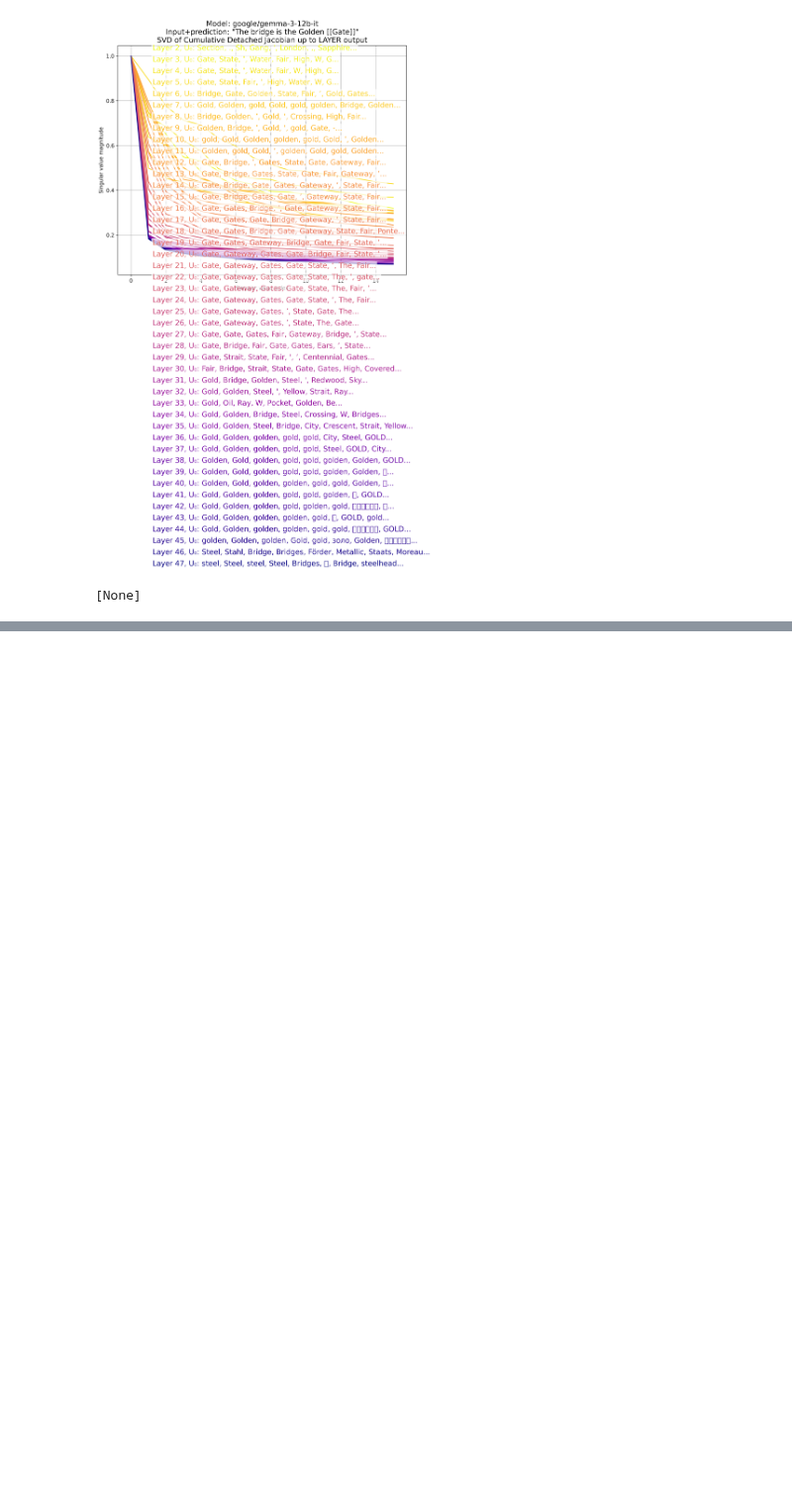
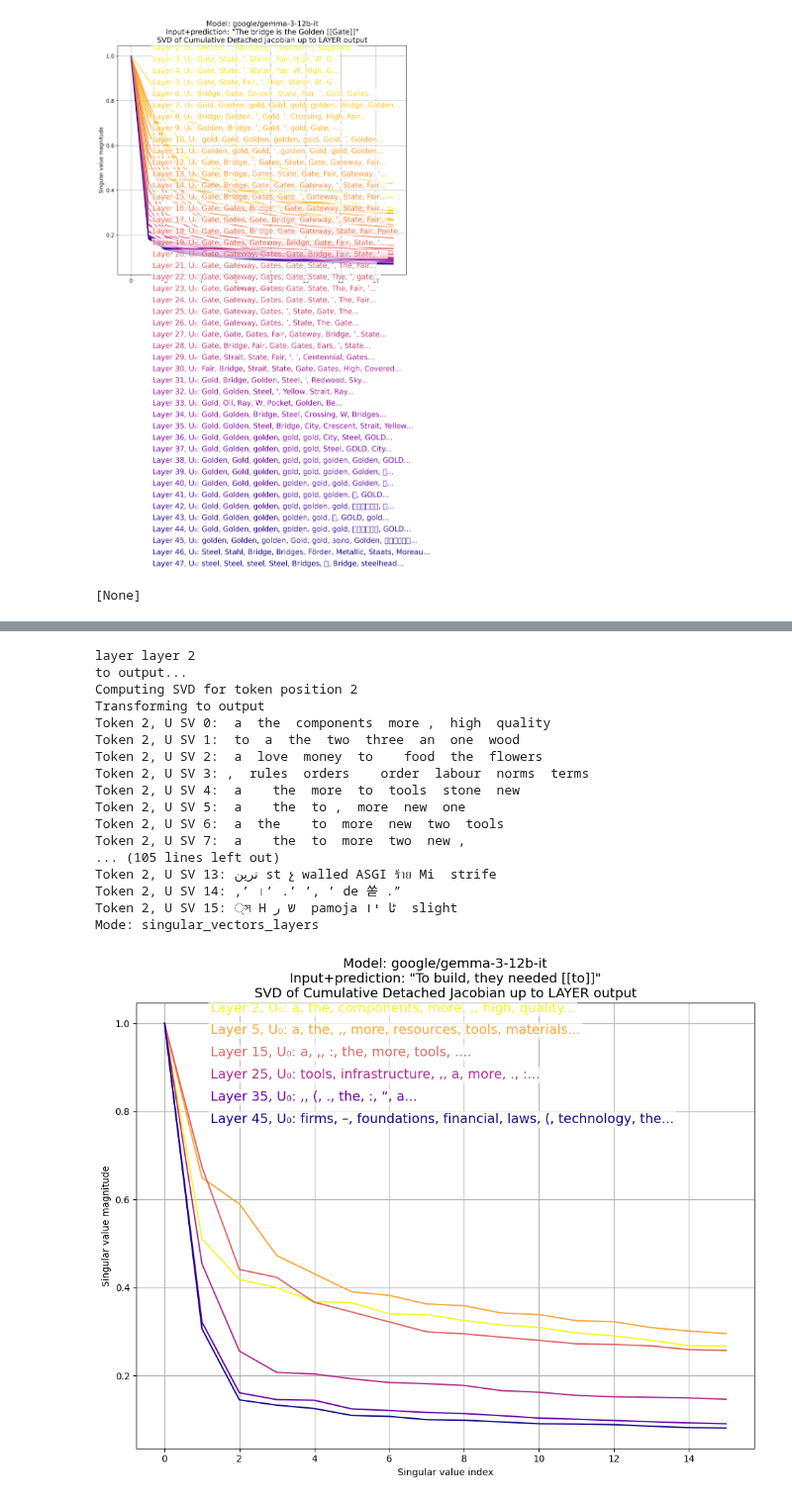
Before and after one commit to jamesgolden1/equivalent-linear-LLMs, a Jupyter notebook: notebooks/gemma_3/gemma_3_12B_locally_linear_steering.ipynb, the cells around one changed output, grey strips where cells are left out. Shown at 99% size. Drawn from its saved outputs; the diff is of its cells as text; code cells hidden in the pictures; blank space fills up the shorter version.

Commit message:
gemma 3 12b nb with decoding of "To build, they needed" layerwise

```diff
--- a/notebooks/gemma_3/gemma_3_12B_locally_linear_steering.ipynb
+++ b/notebooks/gemma_3/gemma_3_12B_locally_linear_steering.ipynb
@@ -214,0 +241,32 @@ pngs = !ls -l *.png
+# %%
+#@title Run Jacobian Analysis
+%%time
+# %%writefile run_llama.py
+import os
+import gc
+import torch
+import argparse
+
+setattr(JacobianAnalyzer, 'model_forward', model_forward)
+
+run_all = False
+
+# Initialize the analyzer
+analyzer = JacobianAnalyzer(model_name="google/gemma-3-12b-it")#"google/gemma-3-4b-it")
+
+# text = 'The Golden'
+# text = 'The Golden Gate'
+text = 'To build, they needed'
+max_new_tokens=1
+temperature=1e-6
+
+# Generate output
+analyzer.generate(text, max_new_tokens, temperature);
+
+# # # Compute Jacobian
+analyzer.compute_jacobian()
+# analyzer.compute_jacobian_nonlinear()
+# analyzer.plot_jacobian_comparison(text,filename_png="fig3")
+
+# # analyzer.compute_jacobian_row_col_norm(n_components=8)#, svs=1)
+# # analyzer.plot_singular_values(mode="row_col_vectors",filename_png="fig4_col")
@@ -214,0 +297,27 @@ pngs = !ls -l *.png
+# %%
+layerlist = [2, 5, 15, 25, 35, 45]
+# # layerlist.extend([1,3,6,26,27,28])
+# layerlist=list(range(2,23,3))
+# layerlist.extend([24,25,26,27])
+layerlist,len(layerlist)
+analyzer.compute_jacobian_layers_svd(token_list=[2],tokens_combined=False,layerlist=layerlist,n_components=16,svs=16,transform_to_output=True,transform_to_last_layer=len(analyzer.model.model.layers)-0)#,filename="fig5_svd_layers_llama_3_2")
+analyzer.plot_singular_values(mode='singular_vectors_layers',key='layer',filename_png="fig5_svd_gemma3_12b_layers_tk2",filename="fig5_svd_gemma3_12b_layers_tk2")
+# %% [output]
+layer layer 2
+to output...
+Computing SVD for token position 2
+Transforming to output
+Token 2, U SV 0:  a  the  components  more ,  high  quality
+Token 2, U SV 1:  to  a  the  two  three  an  one  wood
+Token 2, U SV 2:  a  love  money  to    food  the  flowers
+Token 2, U SV 3: ,  rules  orders    order  labour  norms  terms
+Token 2, U SV 4:  a    the  more  to  tools  stone  new
+Token 2, U SV 5:  a    the  to ,  more  new  one
+Token 2, U SV 6:  a  the    to  more  new  two  tools
+Token 2, U SV 7:  a    the  to  more  two  new ,
+... (105 lines left out)
+Token 2, U SV 13: ترین st չ walled ASGI ร้าย Мі  strife
+Token 2, U SV 14: ,’ ।’ .’ ’, ’ de 쏟 .”
+Token 2, U SV 15: ্স Η ש ر  pamoja ٹا יו  slight
+Mode: singular_vectors_layers
+[figure, added]
```
Also changed, not shown: parts of 5 cells of this notebook.
